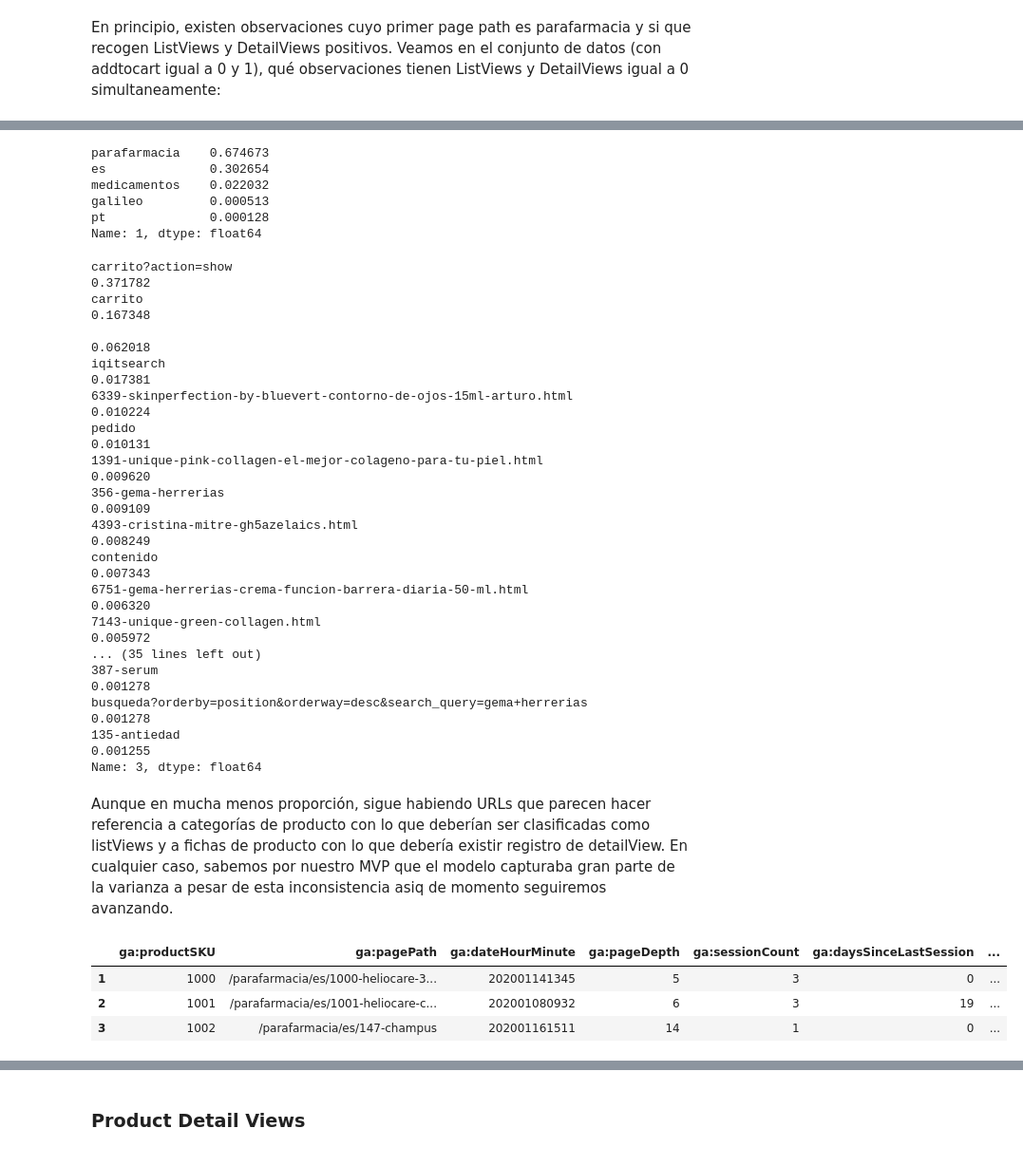
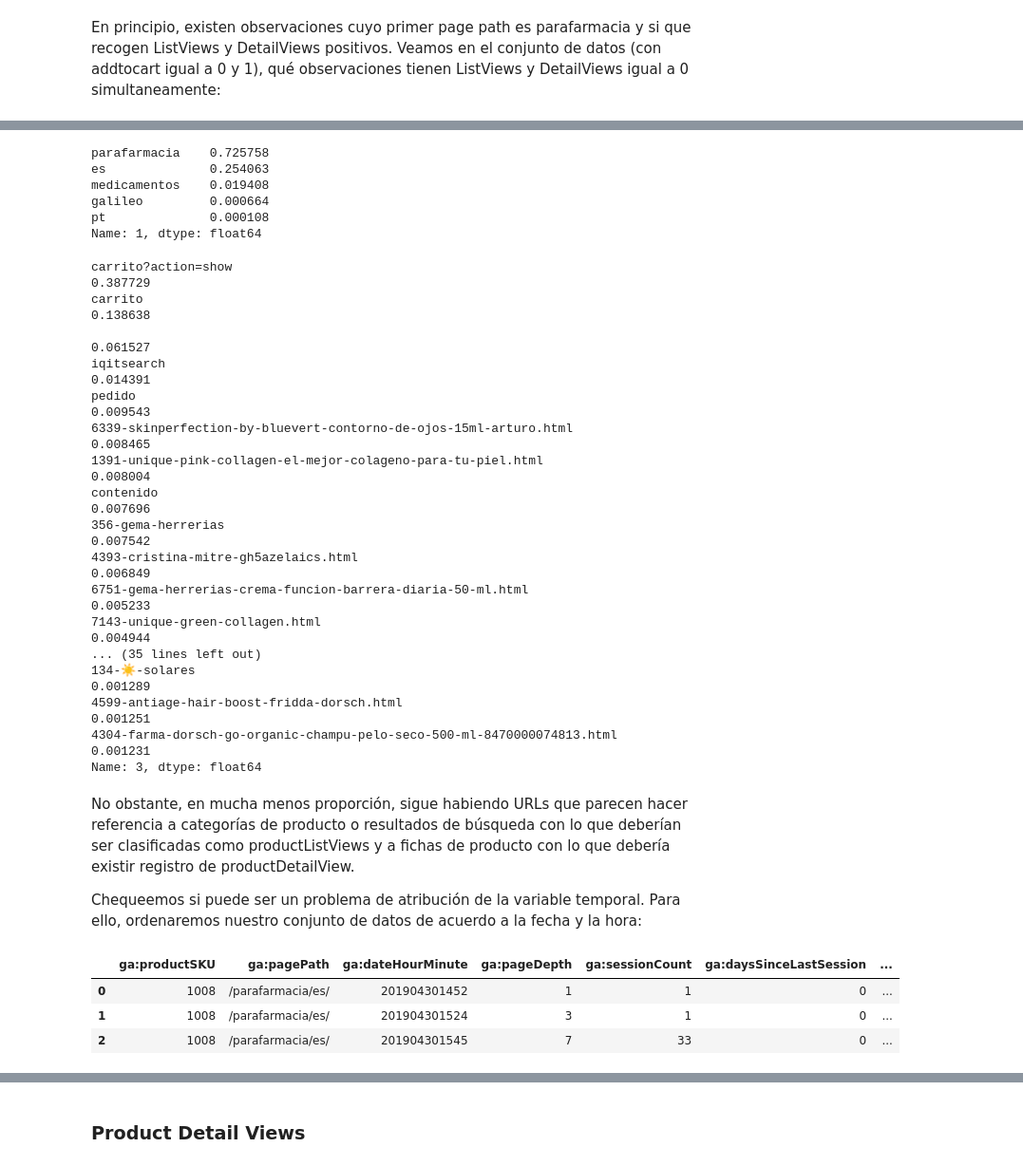
Before and after one commit to Laurajmoreno/ML_and_CRO, a Jupyter notebook: Logistic_Regression.ipynb, the cells around one changed output, grey strips where cells are left out. Shown at 95% size. Saved outputs shown, nothing was run; the diff lists cells and outputs as text; code cells hidden in the pictures.

```diff
--- a/Logistic_Regression.ipynb
+++ b/Logistic_Regression.ipynb
@@ -107,0 +103,4 @@ df.shape
+# %%
+dfs=[df_pDepth_Scount_daysSLS_srceMed_2019,df_pDepth_Scount_daysSLS_srceMed_2020,df_pDepth_Scount_daysSLS_srceMed_jan21]
+df = pd.concat(dfs).reset_index()
+df.shape
@@ -107,0 +116,2 @@ df.shape
+# %%
+df.drop('index', axis=1, inplace=True)
@@ -150,5 +167,5 @@ Name: 0, dtype: object
 # %%
-df.drop(df.index[2885547], inplace=True)
+df.drop(df.index[2989036], inplace=True)
 # %%
 df["ga:pageDepth"]=pd.to_numeric(df["ga:pageDepth"])
 df["ga:sessionCount"]=pd.to_numeric(df["ga:sessionCount"])
@@ -702,41 +722,43 @@ data_noviews_pagePath
 # %%
 data_noviews_pagePath[1].value_counts(normalize=True)
 # %% [output]
-parafarmacia    0.674673
-es              0.302654
-medicamentos    0.022032
-galileo         0.000513
-pt              0.000128
+parafarmacia    0.725758
+es              0.254063
+medicamentos    0.019408
+galileo         0.000664
+pt              0.000108
 Name: 1, dtype: float64
 # %%
 data_noviews_pagePath[3].value_counts(normalize=True).head(50)
 # %% [output]
-carrito?action=show                                                                       0.371782
-carrito                                                                                   0.167348
-                                                                                          0.062018
-iqitsearch                                                                                0.017381
-6339-skinperfection-by-bluevert-contorno-de-ojos-15ml-arturo.html                         0.010224
-pedido                                                                                    0.010131
-1391-unique-pink-collagen-el-mejor-colageno-para-tu-piel.html                             0.009620
-356-gema-herrerias                                                                        0.009109
-4393-cristina-mitre-gh5azelaics.html                                                      0.008249
-contenido                                                                                 0.007343
-6751-gema-herrerias-crema-funcion-barrera-diaria-50-ml.html                               0.006320
-7143-unique-green-collagen.html                                                           0.005972
+carrito?action=show                                                                            0.387729
+carrito                                                                                        0.138638
+                                                                                               0.061527
+iqitsearch                                                                                     0.014391
+pedido                                                                                         0.009543
+6339-skinperfection-by-bluevert-contorno-de-ojos-15ml-arturo.html                              0.008465
+1391-unique-pink-collagen-el-mejor-colageno-para-tu-piel.html                                  0.008004
+contenido                                                                                      0.007696
+356-gema-herrerias                                                                             0.007542
+4393-cristina-mitre-gh5azelaics.html                                                           0.006849
+6751-gema-herrerias-crema-funcion-barrera-diaria-50-ml.html                                    0.005233
+7143-unique-green-collagen.html                                                                0.004944
 ... (35 lines left out)
-387-serum                                                                                 0.001278
-busqueda?orderby=position&orderway=desc&search_query=gema+herrerias                       0.001278
-135-antiedad                                                                              0.001255
+134-☀-solares                                                                                  0.001289
+4599-antiage-hair-boost-fridda-dorsch.html                                                     0.001251
+4304-farma-dorsch-go-organic-champu-pelo-seco-500-ml-8470000074813.html                        0.001231
 Name: 3, dtype: float64
 # %% [markdown]
-Aunque en mucha menos proporción, sigue habiendo URLs que parecen hacer referencia a categorías de producto con lo que deberían ser clasificadas como listViews y a fichas de producto con lo que debería existir registro de detailView. En cualquier caso, sabemos por nuestro MVP que el modelo capturaba gran parte de la varianza a pesar de esta inconsistencia asiq de momento seguiremos avanzando.
+No obstante, en mucha menos proporción, sigue habiendo URLs que parecen hacer referencia a categorías de producto o resultados de búsqueda con lo que deberían ser clasificadas como productListViews y a fichas de producto con lo que debería existir registro de productDetailView.
+
+Chequeemos si puede ser un problema de atribución de la variable temporal. Para ello, ordenaremos nuestro conjunto de datos de acuerdo a la fecha y la hora:
 # %%
-prueba = data.copy()
+time_test = data.copy()
 # %%
-prueba.head(3)
+time_test.head(3)
 # %% [output]
 |  | ga:productSKU | ga:pagePath | ga:dateHourMinute | ga:pageDepth | ga:sessionCount | ga:daysSinceLastSession | ... |
-| 1 | 1000 | /parafarmacia/es/1000-heliocare-3... | 202001141345 | 5 | 3 | 0 | ... |
-| 2 | 1001 | /parafarmacia/es/1001-heliocare-c... | 202001080932 | 6 | 3 | 19 | ... |
-| 3 | 1002 | /parafarmacia/es/147-champus | 202001161511 | 14 | 1 | 0 | ... |
+| 0 | 1008 | /parafarmacia/es/ | 201904301452 | 1 | 1 | 0 | ... |
+| 1 | 1008 | /parafarmacia/es/ | 201904301524 | 3 | 1 | 0 | ... |
+| 2 | 1008 | /parafarmacia/es/ | 201904301545 | 7 | 33 | 0 | ... |
 # %%
```
Also changed, not shown: parts of 65 cells of this notebook.
